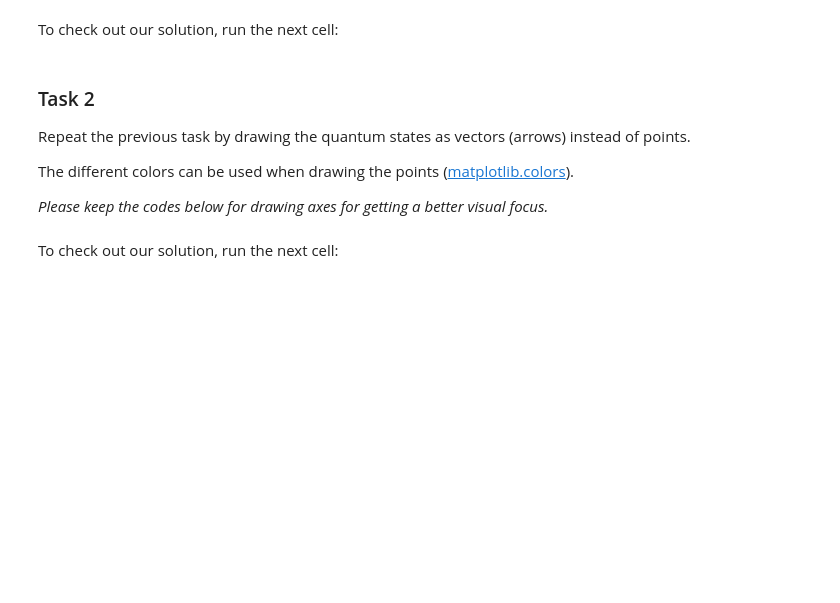
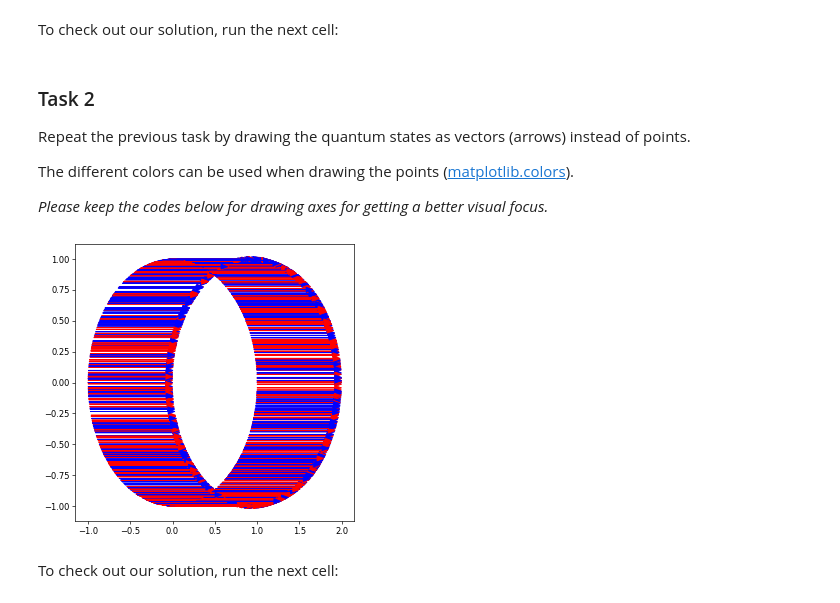
Before and after one commit to yaraPB/Quantum-Computing, a Jupyter notebook: 2_chapter/2_3/QB23_Q32_Visualization_of_a_Qubit.ipynb, the cells around one changed output. Saved outputs shown, nothing was run; the diff lists cells and outputs as text; code cells hidden in the pictures; blank space fills up the shorter version.

```diff
--- a/2_chapter/2_3/QB23_Q32_Visualization_of_a_Qubit.ipynb
+++ b/2_chapter/2_3/QB23_Q32_Visualization_of_a_Qubit.ipynb
@@ -244,3 +209,53 @@ colors = ['r','b','g','y','b','c','m']
+# %%
+# import the drawing methods
+from matplotlib.pyplot import plot, figure, arrow
+
+# draw a figure
+figure(figsize=(6,6), dpi=60)
+
+# include our predefined functions
+# quantum_file = path_files+"quantum.py"
+# %run $quantum_file
+
+
+
+# draw the origin
+
+from random import randrange, choice
+colors = ['r','b','g','y','b','c','m']
+
+
+def random_quantum_state():
+   quantum_state = [0, 0]
+   length = 0
+   for i in range(len(quantum_state)):
+      quantum_state[i] = randrange(-100, 100) * 0.01
+      length += quantum_state[i]**2
+
+   # Check the quatum state:
+#    print(f"The quantum states are {quantum_state[0]} and {quantum_state[1]}")
+
+   # check normalization
+   normalization = 0
+   for i in range(len(quantum_state)):
+      quantum_state[i] /= (length**0.5)
+      normalization += quantum_state[i]**2
+
+#    print("The normalization is:", normalization)
+
+
+#    if(math.isclose(normalization, 1, rel_tol=1e-09)): print("It's a quantum state")
+#    else: print("It's not a quantum state")
+   c = ["r", "b", "g"]
+
+   arrow(quantum_state[0],quantum_state[1],0.92,0,head_width=0.04, head_length=0.08, color=c[randrange(2)])
+
+
+
+for i in range(1000):
+   random_quantum_state()
+# %% [output]
+[figure, added]
 # %% [markdown]
 To check out our solution, run the next cell:
 # %%
```
Also changed, not shown: parts of 6 cells of this notebook, 1 other file.
